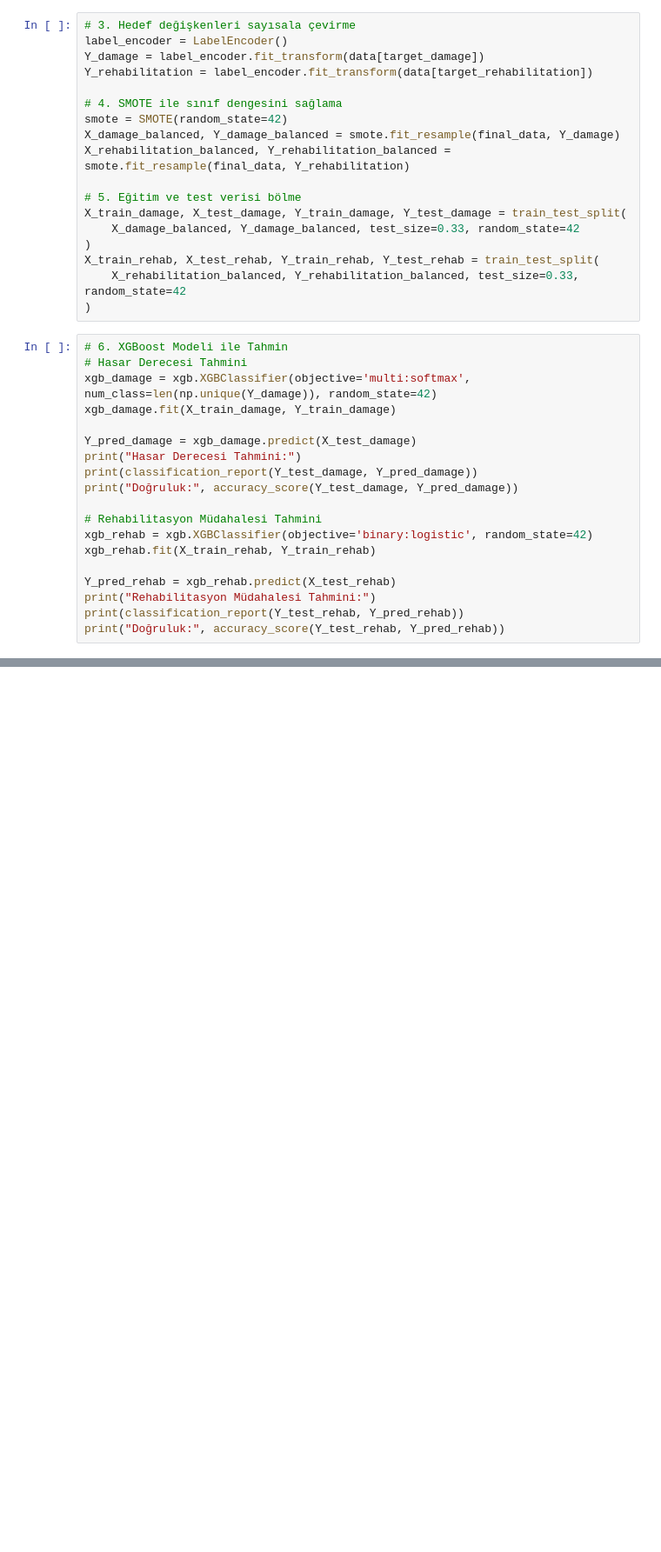
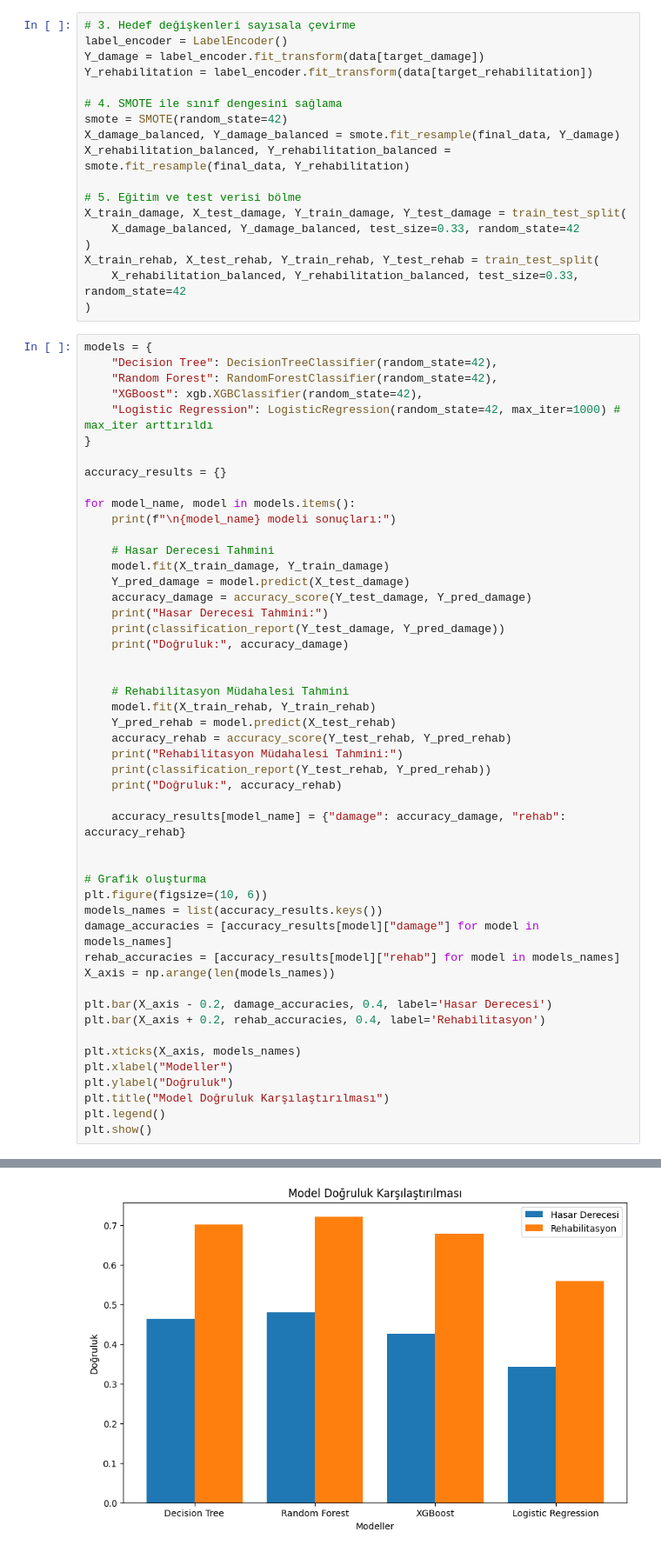
Before and after one commit to Jebolwski/earthquake-damage, a Jupyter notebook: first.ipynb, the cells around one changed output, grey strips where cells are left out. Shown at 87% size. Saved outputs shown, nothing was run; the diff lists cells and outputs as text; blank space fills up the shorter version.

```diff
--- a/first.ipynb
+++ b/first.ipynb
@@ -65,22 +77,53 @@ X_train_damage, X_test_damage, Y_train_damage, Y_test_damage = train_test_split(
 X_train_rehab, X_test_rehab, Y_train_rehab, Y_test_rehab = train_test_split(
     X_rehabilitation_balanced, Y_rehabilitation_balanced, test_size=0.33, random_state=42
 )
-# %%
-# 6. XGBoost Modeli ile Tahmin
-# Hasar Derecesi Tahmini
-xgb_damage = xgb.XGBClassifier(objective='multi:softmax', num_class=len(np.unique(Y_damage)), random_state=42)
-xgb_damage.fit(X_train_damage, Y_train_damage)
-
-Y_pred_damage = xgb_damage.predict(X_test_damage)
-print("Hasar Derecesi Tahmini:")
-print(classification_report(Y_test_damage, Y_pred_damage))
-print("Doğruluk:", accuracy_score(Y_test_damage, Y_pred_damage))
-
-# Rehabilitasyon Müdahalesi Tahmini
-xgb_rehab = xgb.XGBClassifier(objective='binary:logistic', random_state=42)
-xgb_rehab.fit(X_train_rehab, Y_train_rehab)
-
-Y_pred_rehab = xgb_rehab.predict(X_test_rehab)
-print("Rehabilitasyon Müdahalesi Tahmini:")
-print(classification_report(Y_test_rehab, Y_pred_rehab))
-print("Doğruluk:", accuracy_score(Y_test_rehab, Y_pred_rehab))
+# %%
+models = {
+    "Decision Tree": DecisionTreeClassifier(random_state=42),
+    "Random Forest": RandomForestClassifier(random_state=42),
+    "XGBoost": xgb.XGBClassifier(random_state=42),
+    "Logistic Regression": LogisticRegression(random_state=42, max_iter=1000) # max_iter arttırıldı
+}
+
+accuracy_results = {}
+
+for model_name, model in models.items():
+    print(f"\n{model_name} modeli sonuçları:")
+
+    # Hasar Derecesi Tahmini
+    model.fit(X_train_damage, Y_train_damage)
+    Y_pred_damage = model.predict(X_test_damage)
+    accuracy_damage = accuracy_score(Y_test_damage, Y_pred_damage)
+    print("Hasar Derecesi Tahmini:")
+    print(classification_report(Y_test_damage, Y_pred_damage))
+    print("Doğruluk:", accuracy_damage)
+
+
+    # Rehabilitasyon Müdahalesi Tahmini
+    model.fit(X_train_rehab, Y_train_rehab)
+    Y_pred_rehab = model.predict(X_test_rehab)
+    accuracy_rehab = accuracy_score(Y_test_rehab, Y_pred_rehab)
+    print("Rehabilitasyon Müdahalesi Tahmini:")
+    print(classification_report(Y_test_rehab, Y_pred_rehab))
+    print("Doğruluk:", accuracy_rehab)
+
+    accuracy_results[model_name] = {"damage": accuracy_damage, "rehab": accuracy_rehab}
+
+
+# Grafik oluşturma
+plt.figure(figsize=(10, 6))
+models_names = list(accuracy_results.keys())
+damage_accuracies = [accuracy_results[model]["damage"] for model in models_names]
+rehab_accuracies = [accuracy_results[model]["rehab"] for model in models_names]
+X_axis = np.arange(len(models_names))
+
+plt.bar(X_axis - 0.2, damage_accuracies, 0.4, label='Hasar Derecesi')
+plt.bar(X_axis + 0.2, rehab_accuracies, 0.4, label='Rehabilitasyon')
+
+plt.xticks(X_axis, models_names)
+plt.xlabel("Modeller")
+plt.ylabel("Doğruluk")
+plt.title("Model Doğruluk Karşılaştırılması")
+plt.legend()
+plt.show()
+# %% [output]
@@ -86,0 +187 @@ print("Doğruluk:", accuracy_score(Y_test_rehab, Y_pred_rehab))
+[figure, added]
```
Also changed, not shown: parts of 3 cells of this notebook.
